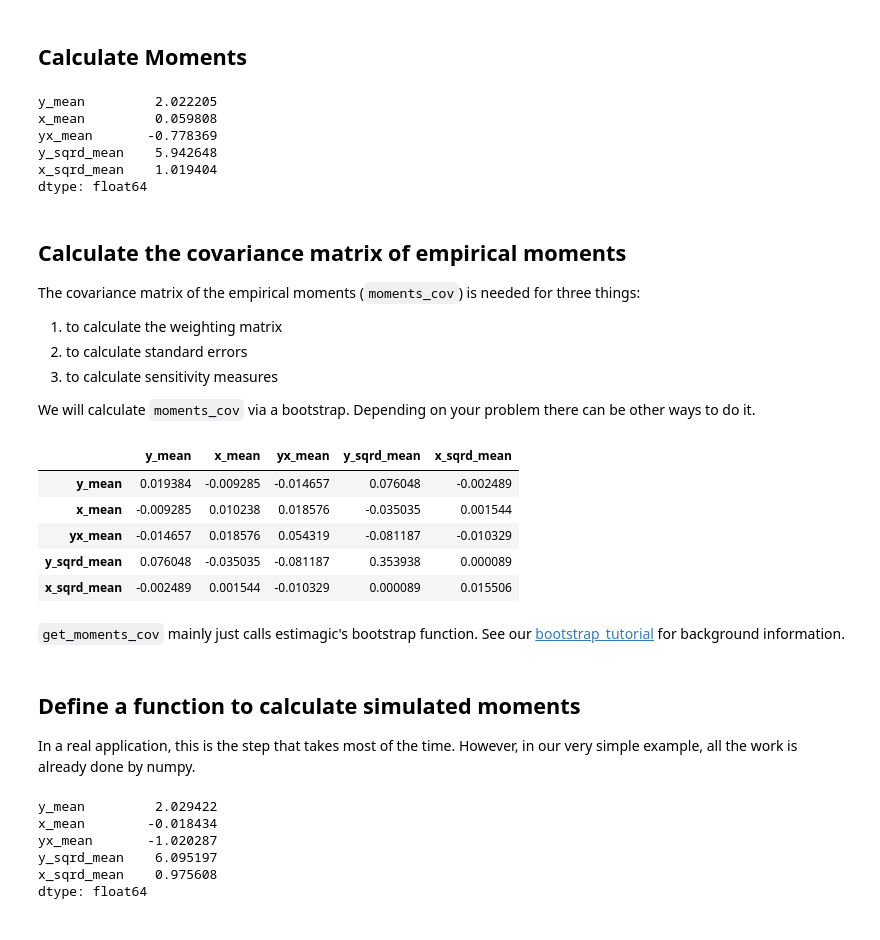
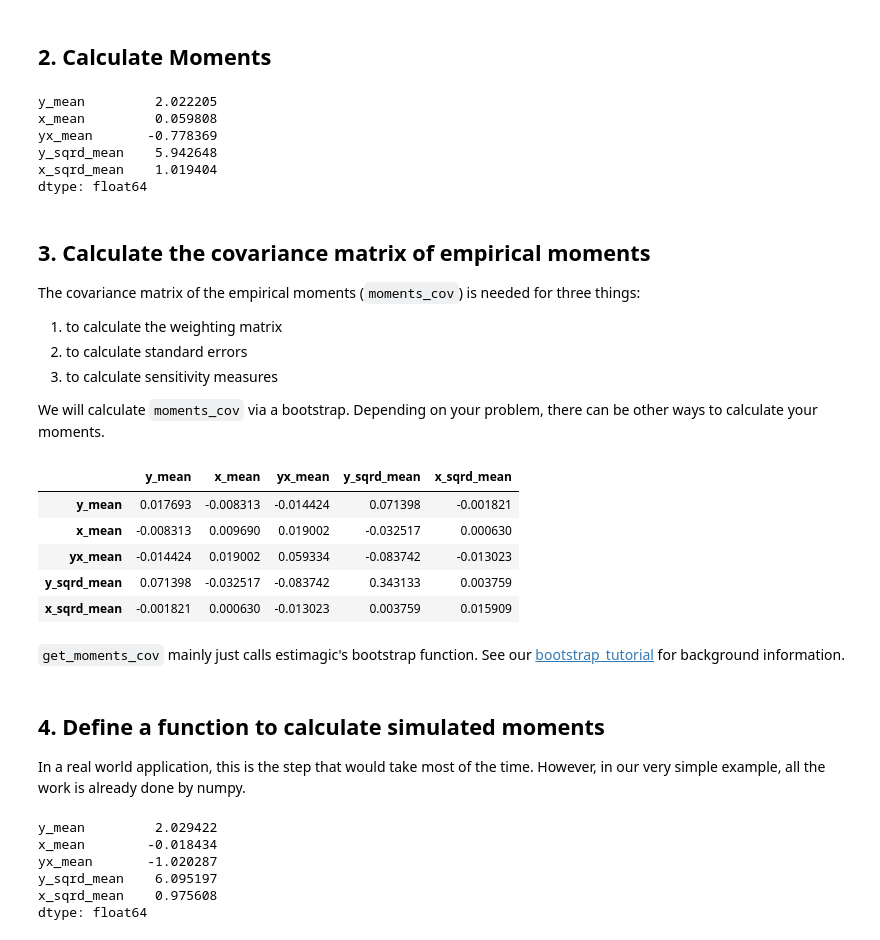
Before and after one commit to optimagic-dev/optimagic, a Jupyter notebook: docs/source/getting_started/estimation/first_msm_estimation_with_estimagic.ipynb, the cells around one changed output. Saved outputs shown, nothing was run; the diff lists cells and outputs as text; code cells hidden in the pictures.

```diff
--- a/docs/source/getting_started/estimation/first_msm_estimation_with_estimagic.ipynb
+++ b/docs/source/getting_started/estimation/first_msm_estimation_with_estimagic.ipynb
@@ -49,7 +51,7 @@ true_params = pd.DataFrame(
 
 data = simulate_data(true_params, n_draws=100)
 # %% [markdown]
-## Calculate Moments
+## 2. Calculate Moments
 # %%
 def calculate_moments(sample):
     moments = {
@@ -71,11 +73,11 @@ y_sqrd_mean    5.942648
 x_sqrd_mean    1.019404
 dtype: float64
 # %% [markdown]
-## Calculate the covariance matrix of empirical moments
+## 3. Calculate the covariance matrix of empirical moments
 
 The covariance matrix of the empirical moments (``moments_cov``) is needed for three things:
 1. to calculate the weighting matrix
 2. to calculate standard errors
 3. to calculate sensitivity measures
 
-We will calculate ``moments_cov`` via a bootstrap. Depending on your problem there can be other ways to do it.
+We will calculate ``moments_cov`` via a bootstrap. Depending on your problem, there can be other ways to calculate your moments.
@@ -84,22 +84,22 @@ from estimagic import get_moments_cov
 # %%
-moments_cov = get_moments_cov(
+moments_cov = em.get_moments_cov(
     data, calculate_moments, bootstrap_kwargs={"n_draws": 5_000, "seed": 0}
 )
 
 moments_cov
 # %% [output]
 |  | y_mean | x_mean | yx_mean | y_sqrd_mean | x_sqrd_mean |
-| y_mean | 0.019384 | -0.009285 | -0.014657 | 0.076048 | -0.002489 |
-| x_mean | -0.009285 | 0.010238 | 0.018576 | -0.035035 | 0.001544 |
-| yx_mean | -0.014657 | 0.018576 | 0.054319 | -0.081187 | -0.010329 |
-| y_sqrd_mean | 0.076048 | -0.035035 | -0.081187 | 0.353938 | 0.000089 |
-| x_sqrd_mean | -0.002489 | 0.001544 | -0.010329 | 0.000089 | 0.015506 |
+| y_mean | 0.017693 | -0.008313 | -0.014424 | 0.071398 | -0.001821 |
+| x_mean | -0.008313 | 0.009690 | 0.019002 | -0.032517 | 0.000630 |
+| yx_mean | -0.014424 | 0.019002 | 0.059334 | -0.083742 | -0.013023 |
+| y_sqrd_mean | 0.071398 | -0.032517 | -0.083742 | 0.343133 | 0.003759 |
+| x_sqrd_mean | -0.001821 | 0.000630 | -0.013023 | 0.003759 | 0.015909 |
 # %% [markdown]
 ``get_moments_cov`` mainly just calls estimagic's bootstrap function. See our [bootstrap_tutorial](../../how_to_guides/inference/how_to_do_bootstrap_inference.ipynb) for background information.
 # %% [markdown]
-## Define a function to calculate simulated moments
+## 4. Define a function to calculate simulated moments
 
-In a real application, this is the step that takes most of the time. However, in our very simple example, all the work is already done by numpy.
+In a real world application, this is the step that would take most of the time. However, in our very simple example, all the work is already done by numpy.
 # %%
 def simulate_moments(params, n_draws=10_000, seed=0):
     np.random.seed(seed)
```
Also changed, not shown: parts of 13 cells of this notebook, 3 other files.
